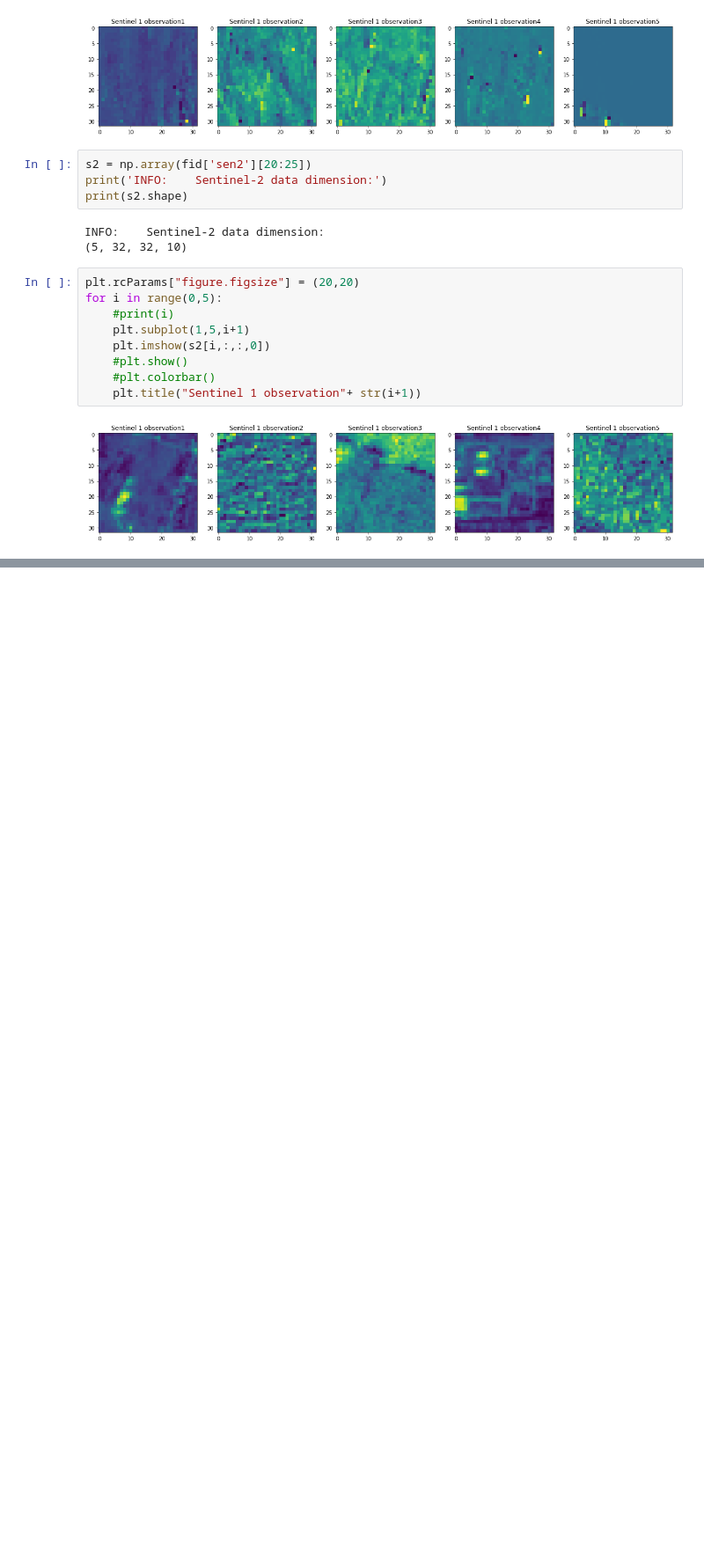
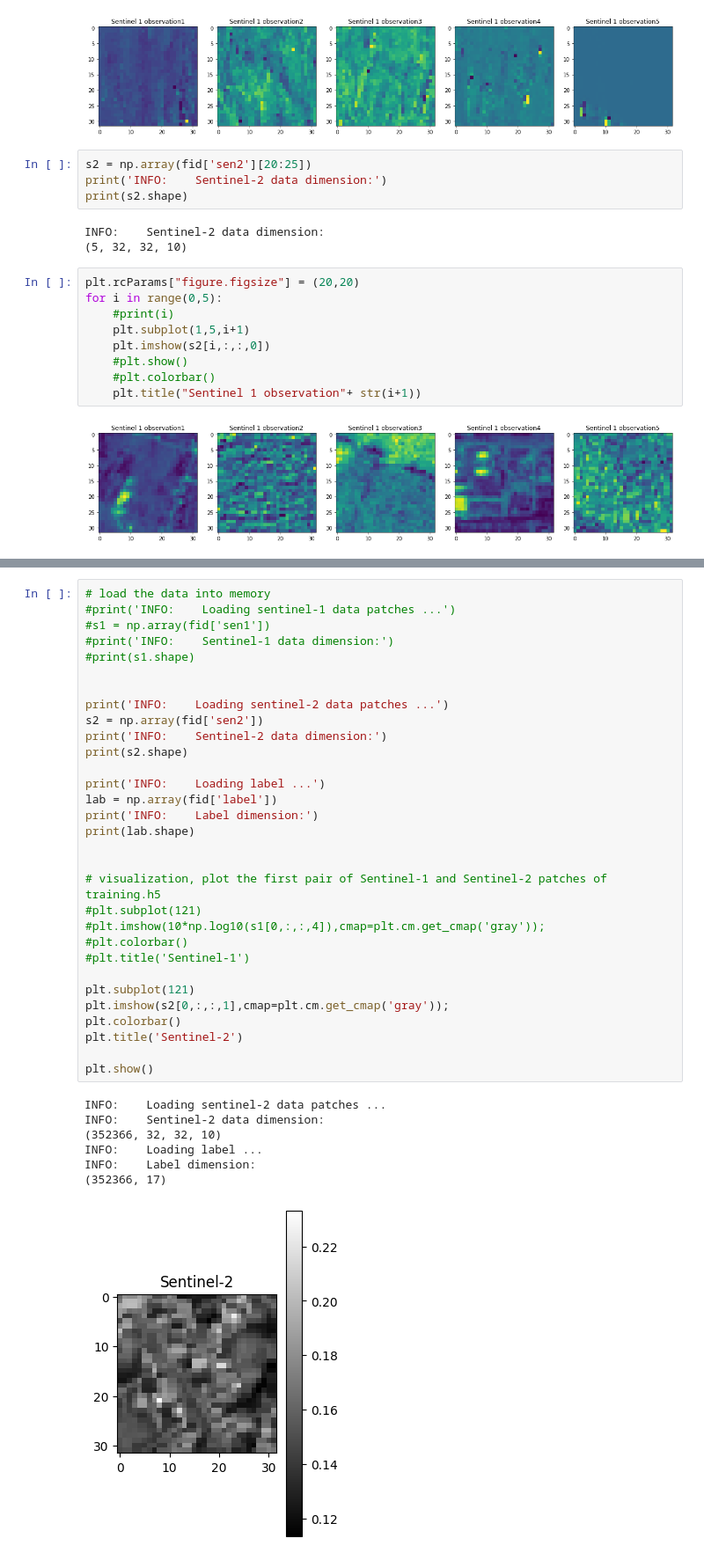
Before and after one commit to GM-git-dotcom/la_ood_cs640, a Jupyter notebook: code/So2sat.ipynb, the cells around one changed output, grey strips where cells are left out. Shown at 88% size. Saved outputs shown, nothing was run; the diff lists cells and outputs as text; blank space fills up the shorter version.

```diff
--- a/code/So2sat.ipynb
+++ b/code/So2sat.ipynb
@@ -99,0 +145,39 @@ for i in range(0,5):
+# %%
+# load the data into memory
+#print('INFO:    Loading sentinel-1 data patches ...')
+#s1 = np.array(fid['sen1'])
+#print('INFO:    Sentinel-1 data dimension:')
+#print(s1.shape)
+
+
+print('INFO:    Loading sentinel-2 data patches ...')
+s2 = np.array(fid['sen2'])
+print('INFO:    Sentinel-2 data dimension:')
+print(s2.shape)
+
+print('INFO:    Loading label ...')
+lab = np.array(fid['label'])
+print('INFO:    Label dimension:')
+print(lab.shape)
+
+
+# visualization, plot the first pair of Sentinel-1 and Sentinel-2 patches of training.h5
+#plt.subplot(121)
+#plt.imshow(10*np.log10(s1[0,:,:,4]),cmap=plt.cm.get_cmap('gray'));
+#plt.colorbar()
+#plt.title('Sentinel-1')
+
+plt.subplot(121)
+plt.imshow(s2[0,:,:,1],cmap=plt.cm.get_cmap('gray'));
+plt.colorbar()
+plt.title('Sentinel-2')
+
+plt.show()
+# %% [output]
+INFO:    Loading sentinel-2 data patches ...
+INFO:    Sentinel-2 data dimension:
+(352366, 32, 32, 10)
+INFO:    Loading label ...
+INFO:    Label dimension:
+(352366, 17)
+[figure, added]
```
Also changed, not shown: parts of 6 cells of this notebook.
